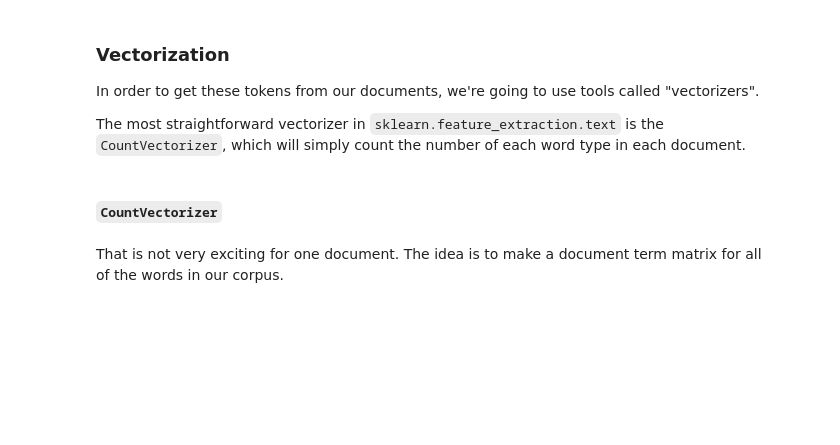
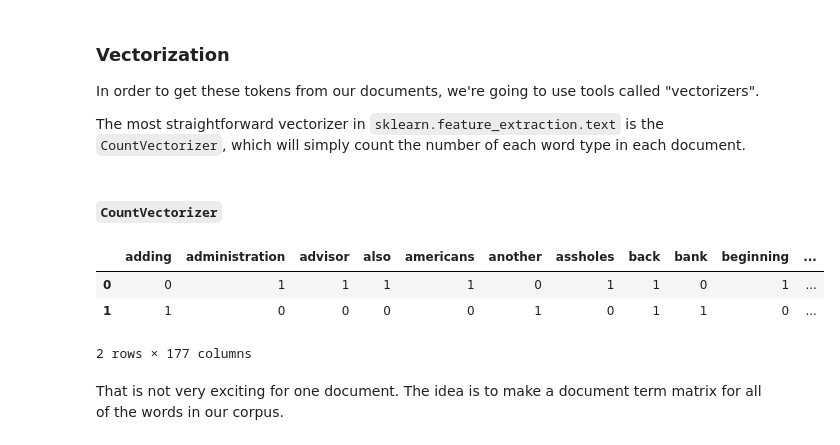
Before and after one commit to mccafj/DS-Live-091922, a Jupyter notebook: Phase4/Topic_37_nlp_vectorization.ipynb, the cells around one changed output. Saved outputs shown, nothing was run; the diff lists cells and outputs as text; code cells hidden in the pictures; blank space fills up the shorter version.

```diff
--- a/Phase4/Topic_37_nlp_vectorization.ipynb
+++ b/Phase4/Topic_37_nlp_vectorization.ipynb
@@ -196,14 +376,22 @@ The most straightforward vectorizer in `sklearn.feature_extraction.text` is the
 # %%
 # implementing it in python
 
 # Convert a collection of text documents to a matrix of token counts
 
-vec = None
-X = None
+vec = CountVectorizer(token_pattern=r"([a-zA-Z]+(?:'[a-z]+)?)", #r = regex object
+                      stop_words=sw)  # lots of parameters
+X = vec.fit_transform(corpus.body[0:2])
 
 
 df = pd.DataFrame(X.toarray(), columns=vec.get_feature_names())
 df.head()
+
+# so 2 rows for 2 documents, already with 177 columns (words)
+# %% [output]
+|  | adding | administration | advisor | also | americans | another | assholes | back | bank | beginning | ... |
+| 0 | 0 | 1 | 1 | 1 | 1 | 0 | 1 | 1 | 0 | 1 | ... |
+| 1 | 1 | 0 | 0 | 0 | 0 | 1 | 0 | 1 | 1 | 0 | ... |
+2 rows × 177 columns
 # %% [markdown]
 That is not very exciting for one document. The idea is to make a document term matrix for all of the words in our corpus.
 # %%
```
Also changed, not shown: parts of 48 cells of this notebook, 5 other files.
